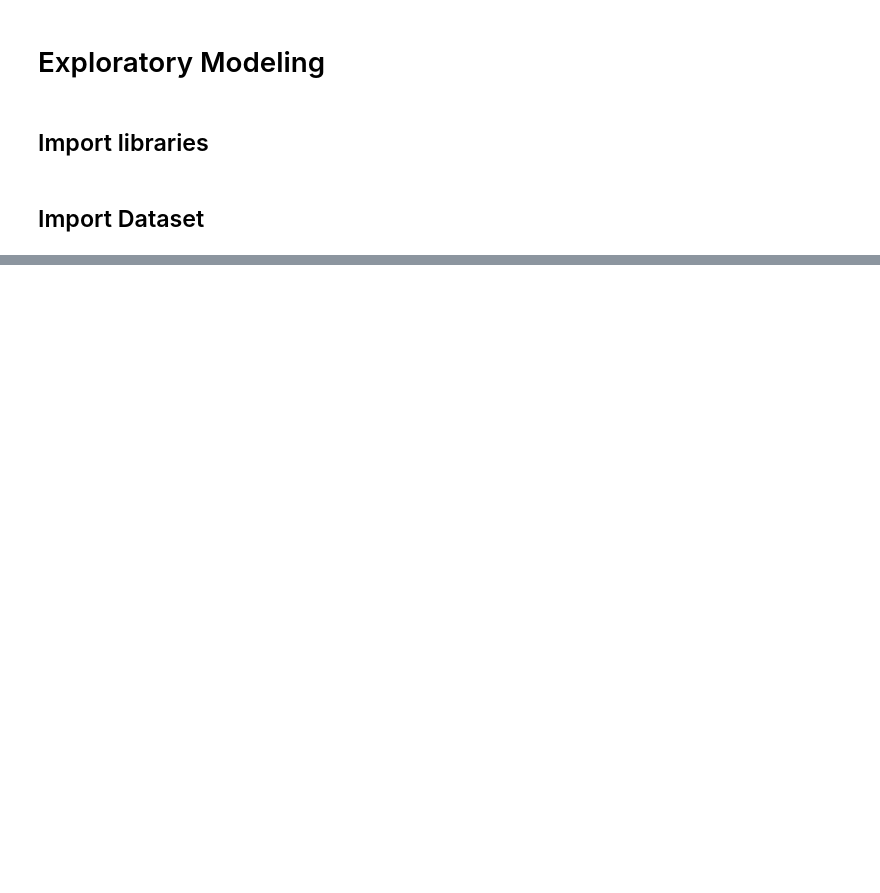
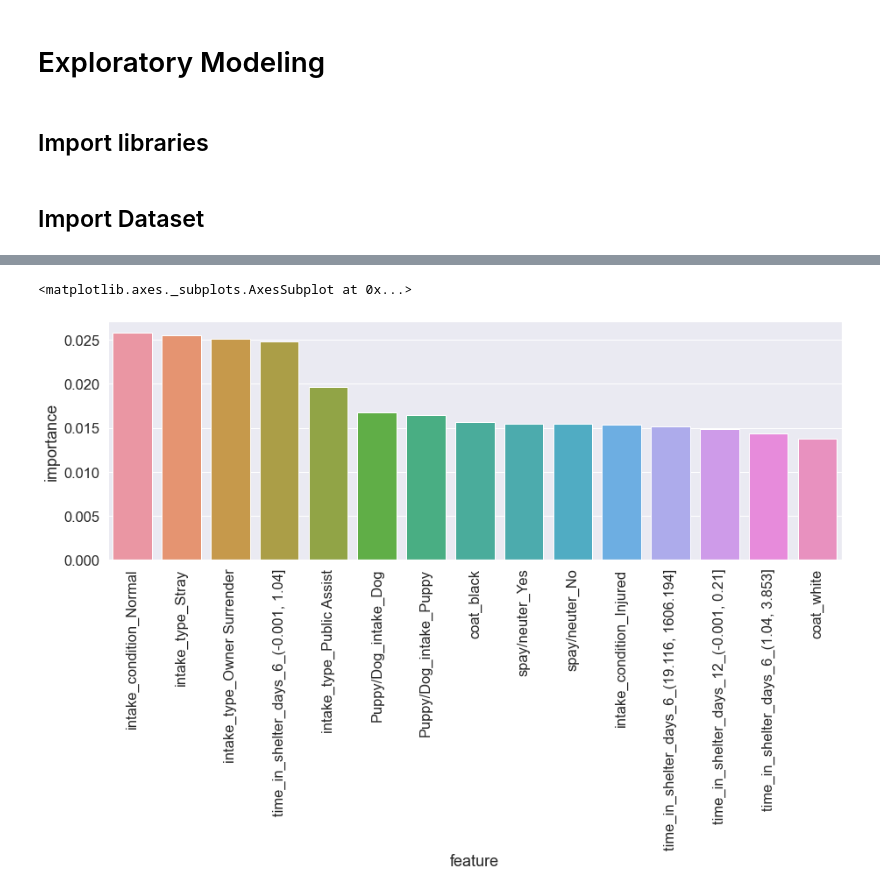
Before and after one commit to mmanning88/adoption_outcome_product, a Jupyter notebook: data_model/Exploratory_Modeling.ipynb, the cells around one changed output, grey strips where cells are left out. Drawn from its saved outputs; the diff is of its cells as text; code cells hidden in the pictures; blank space fills up the shorter version.

```diff
--- a/data_model/Exploratory_Modeling.ipynb
+++ b/data_model/Exploratory_Modeling.ipynb
@@ -29,0 +56,10 @@ g.set_xlabels('Outcome')
+# %%
+for col in x:
+    x[col] = x[col].astype('category')
+
+y = dataset['outcome_subtype'].astype('category')
+# %%
+xd = pd.get_dummies(x)
+xnames = xd.columns
+xarr = np.array(xd)
+yarr, ynames = pd.factorize(dataset['outcome_type'])
@@ -29,0 +68,5 @@ g.set_xlabels('Outcome')
+# %%
+from sklearn.model_selection import train_test_split, cross_val_score, cross_val_predict, StratifiedKFold, GridSearchCV
+
+x_train, x_test, y_train, y_test = train_test_split(xarr, yarr,
+                                                    test_size=0.3, random_state=1)
@@ -29,0 +75,6 @@ g.set_xlabels('Outcome')
+# %%
+from sklearn.ensemble import RandomForestClassifier
+rf_classifier = RandomForestClassifier(n_estimators=500, criterion='gini',
+                                       class_weight='balanced_subsample', bootstrap=True, oob_score=True)
+
+rf_classifier.fit(x_train, y_train)
@@ -29,0 +89,13 @@ g.set_xlabels('Outcome')
+# %%
+feature_importances = rf_classifier.feature_importances_
+
+importances = pd.DataFrame({'importance': feature_importances, 'feature': xnames},
+                           index=xnames).sort_values(by='importance', ascending=False)
+
+sns.set(font_scale=1.50)
+plt.figure(figsize=(15, 5))
+plt.xticks(rotation=90)
+sns.barplot(x='feature', y='importance', data=importances[0:15])
+# %% [output]
+<matplotlib.axes._subplots.AxesSubplot at 0x...>
+[figure, added]
```
Also changed, not shown: parts of 12 cells of this notebook, 2 other files.
